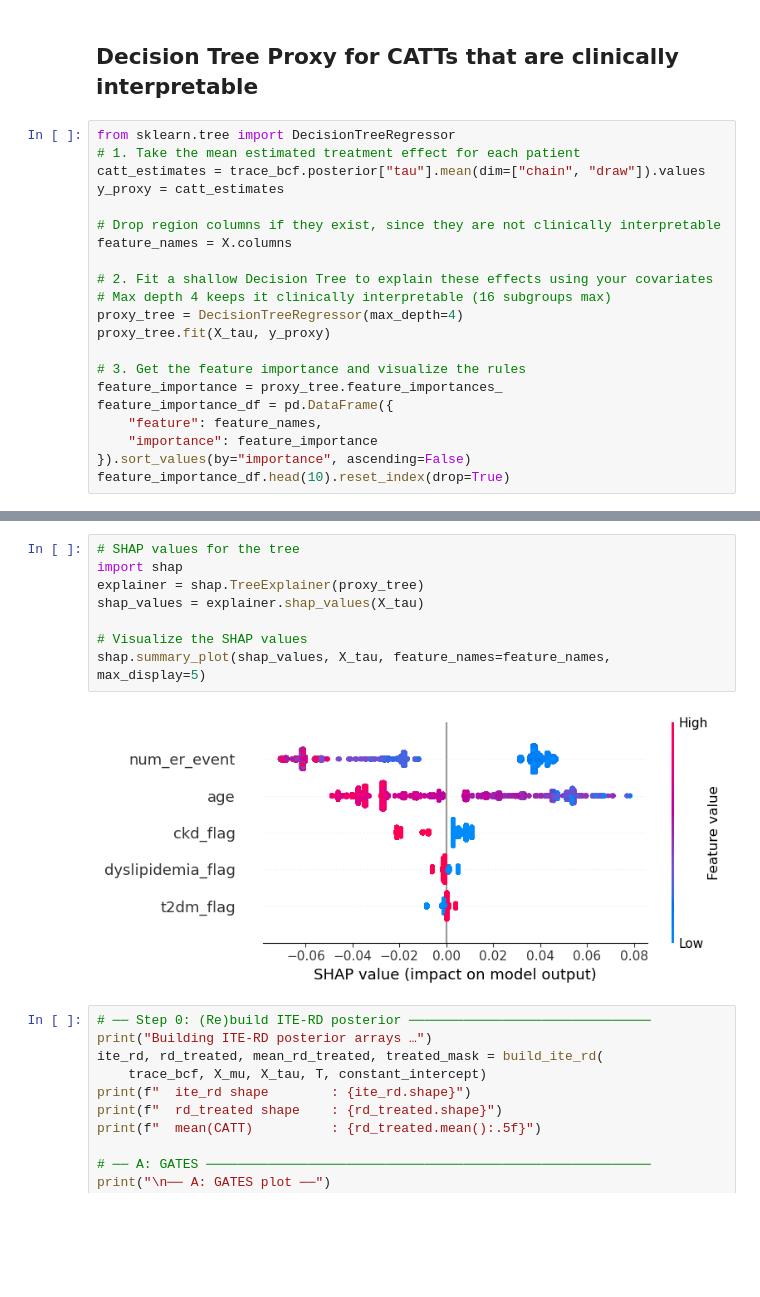
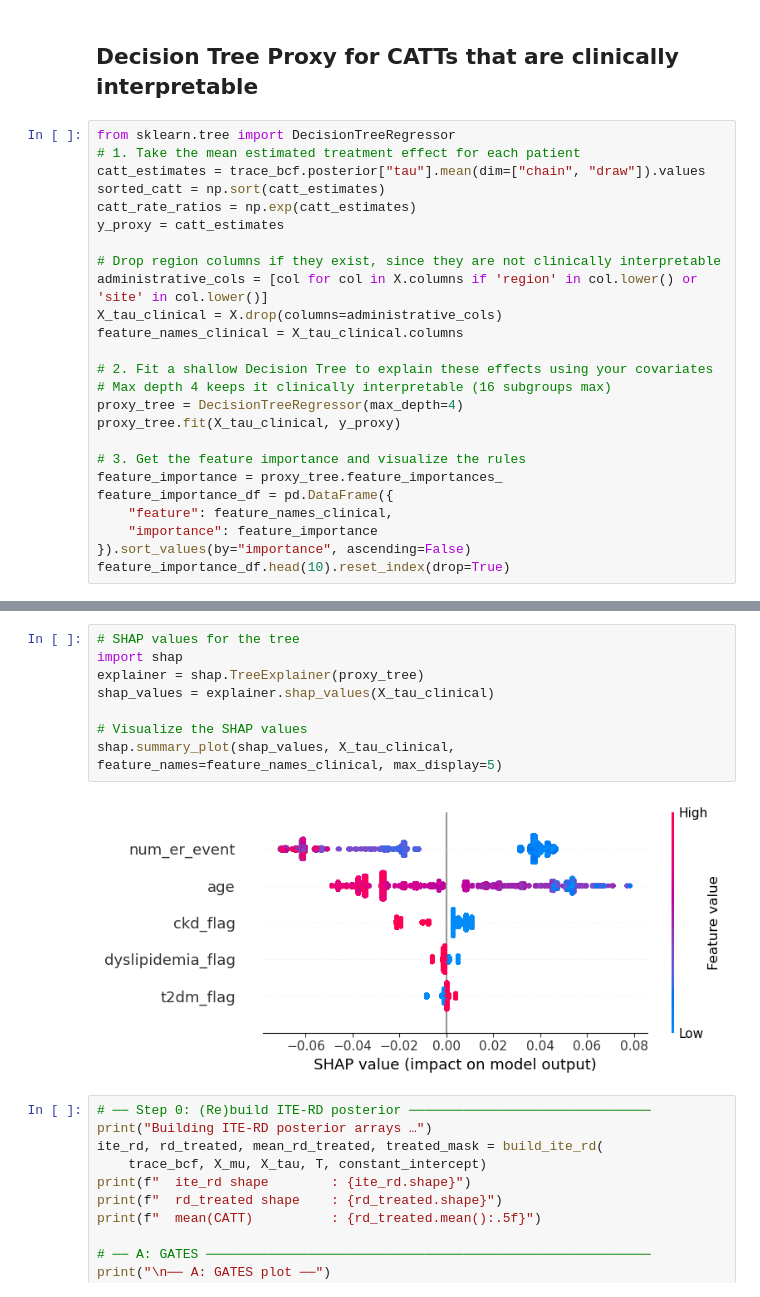
Before and after one commit to nweerasuriya/omscs, a Jupyter notebook: ISYE6420/Project/binary_bcf_exac_CP.ipynb, the cells around one changed output, grey strips where cells are left out. Drawn from its saved outputs; the diff is of its cells as text; blank space fills up the shorter version.

```diff
--- a/ISYE6420/Project/binary_bcf_exac_CP.ipynb
+++ b/ISYE6420/Project/binary_bcf_exac_CP.ipynb
@@ -657,20 +609,24 @@ ax, catt_df = plot_forest_multiple(
 from sklearn.tree import DecisionTreeRegressor
 # 1. Take the mean estimated treatment effect for each patient
 catt_estimates = trace_bcf.posterior["tau"].mean(dim=["chain", "draw"]).values
+sorted_catt = np.sort(catt_estimates)
+catt_rate_ratios = np.exp(catt_estimates)
 y_proxy = catt_estimates
 
 # Drop region columns if they exist, since they are not clinically interpretable
-feature_names = X.columns
+administrative_cols = [col for col in X.columns if 'region' in col.lower() or 'site' in col.lower()]
+X_tau_clinical = X.drop(columns=administrative_cols)
+feature_names_clinical = X_tau_clinical.columns
 
 # 2. Fit a shallow Decision Tree to explain these effects using your covariates
 # Max depth 4 keeps it clinically interpretable (16 subgroups max)
 proxy_tree = DecisionTreeRegressor(max_depth=4)
-proxy_tree.fit(X_tau, y_proxy)
+proxy_tree.fit(X_tau_clinical, y_proxy)
 
 # 3. Get the feature importance and visualize the rules
 feature_importance = proxy_tree.feature_importances_
 feature_importance_df = pd.DataFrame({
-    "feature": feature_names,
+    "feature": feature_names_clinical,
     "importance": feature_importance
 }).sort_values(by="importance", ascending=False)
 feature_importance_df.head(10).reset_index(drop=True)
@@ -689,13 +645,13 @@ feature_importance_df.head(10).reset_index(drop=True)
 # %%
 # SHAP values for the tree
 import shap
 explainer = shap.TreeExplainer(proxy_tree)
-shap_values = explainer.shap_values(X_tau)
+shap_values = explainer.shap_values(X_tau_clinical)
 
 # Visualize the SHAP values
-shap.summary_plot(shap_values, X_tau, feature_names=feature_names, max_display=5)
+shap.summary_plot(shap_values, X_tau_clinical, feature_names=feature_names_clinical, max_display=5)
 # %% [output]
-[figure, old version]
+[figure, new version]
 # %%
 # ── Step 0: (Re)build ITE-RD posterior ───────────────────────────────
 print("Building ITE-RD posterior arrays …")
```
Also changed, not shown: parts of 3 cells of this notebook, 1 other file.
